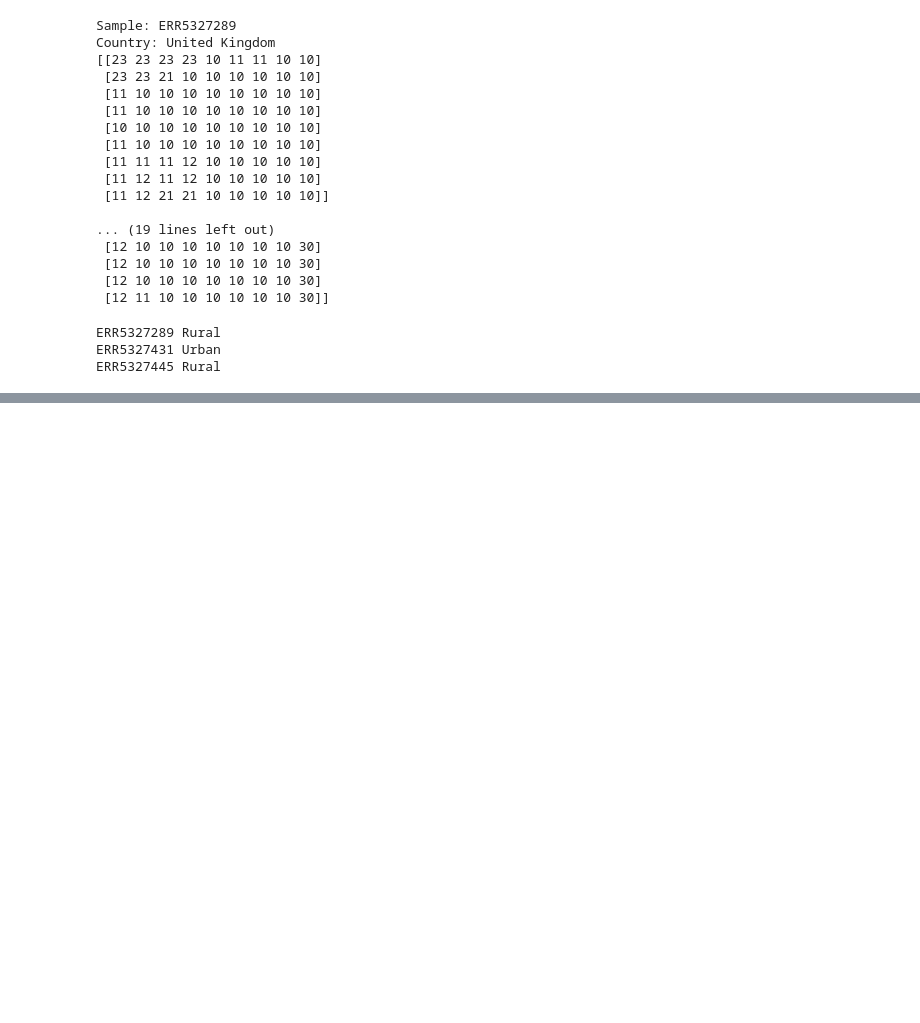
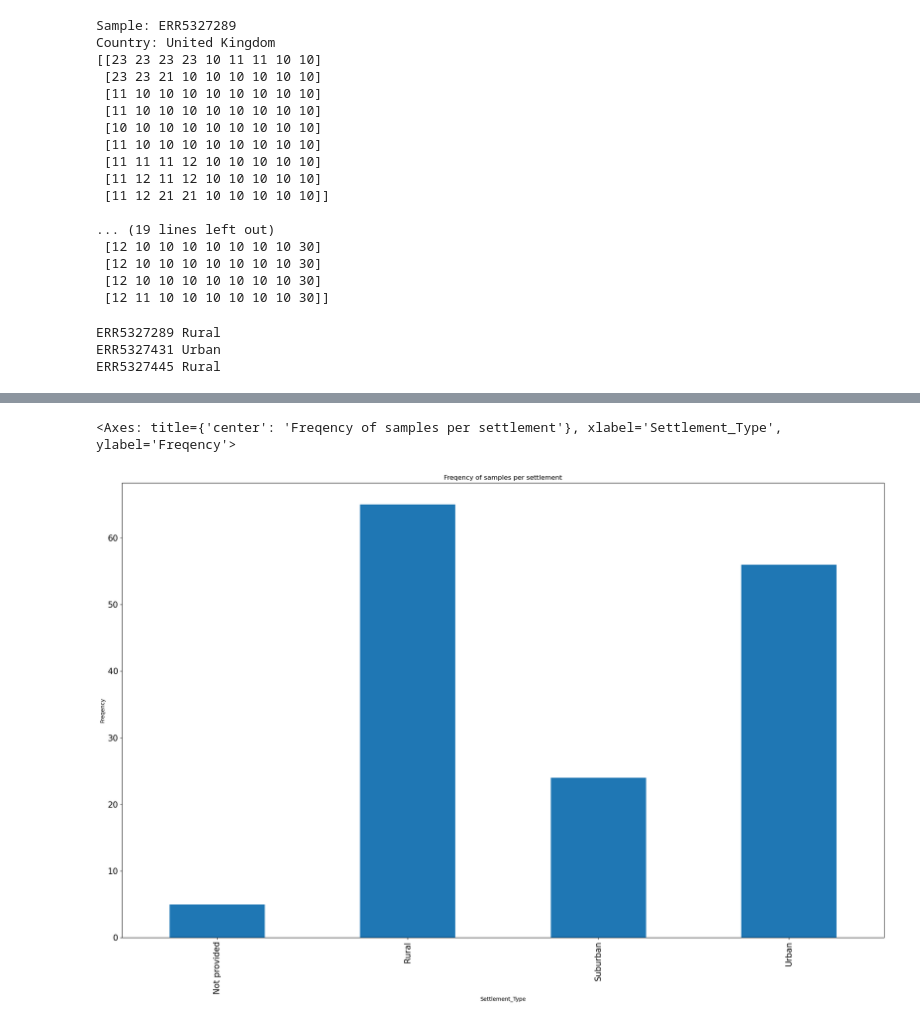
Before and after one commit to elettra-fromm/FunGut, a Jupyter notebook: scripts/metadata_distributions.ipynb, the cells around one changed output, grey strips where cells are left out. Drawn from its saved outputs; the diff is of its cells as text; code cells hidden in the pictures; blank space fills up the shorter version.

Commit message:
Expansion of metadata

```diff
--- a/scripts/metadata_distributions.ipynb
+++ b/scripts/metadata_distributions.ipynb
@@ -616,0 +619,4 @@ df_final.to_csv('/home/jovyan/FunGut/data/raw/Final_metadata_with_GHSL.csv', ind
+# %%
+df_fungut_meta_sett = pd.read_csv('/home/jovyan/FunGut/data/raw/Final_metadata_with_GHSL.csv', sep=',')
+df_fungut_meta_sett.to_csv("/home/jovyan/FunGut/data/raw/Final_metadata_with_GHSL.tsv", sep="\t", index=False)
+df_fungut_meta_sett.head()
@@ -616,0 +630,6 @@ df_final.to_csv('/home/jovyan/FunGut/data/raw/Final_metadata_with_GHSL.csv', ind
+# %%
+settlement_freq = df_fungut_meta_sett['Settlement_Type'].value_counts().sort_index()
+settlement_freq.plot(kind = 'bar', ylabel = 'Freqency', title = 'Freqency of samples per settlement', figsize = (25,15), fontsize = 15)
+# %% [output]
+<Axes: title={'center': 'Freqency of samples per settlement'}, xlabel='Settlement_Type', ylabel='Freqency'>
+[figure, added]
```
Also changed, not shown: parts of 8 cells of this notebook.
